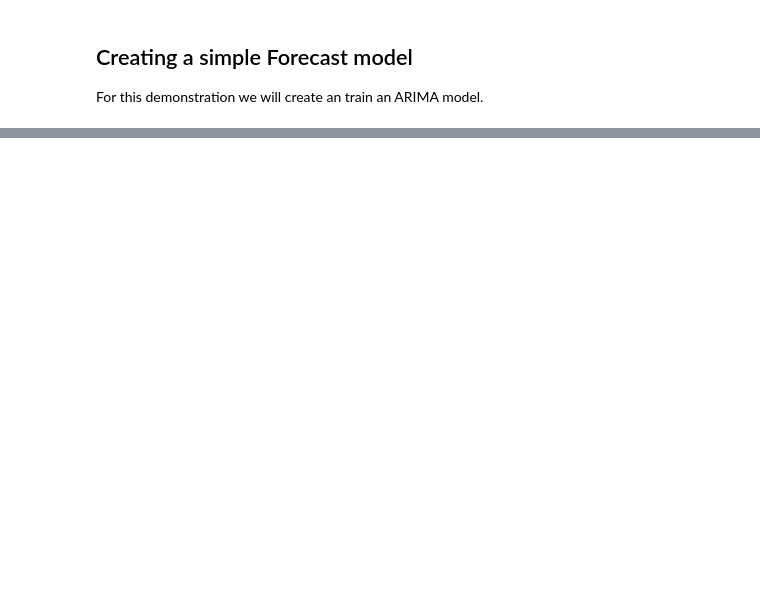
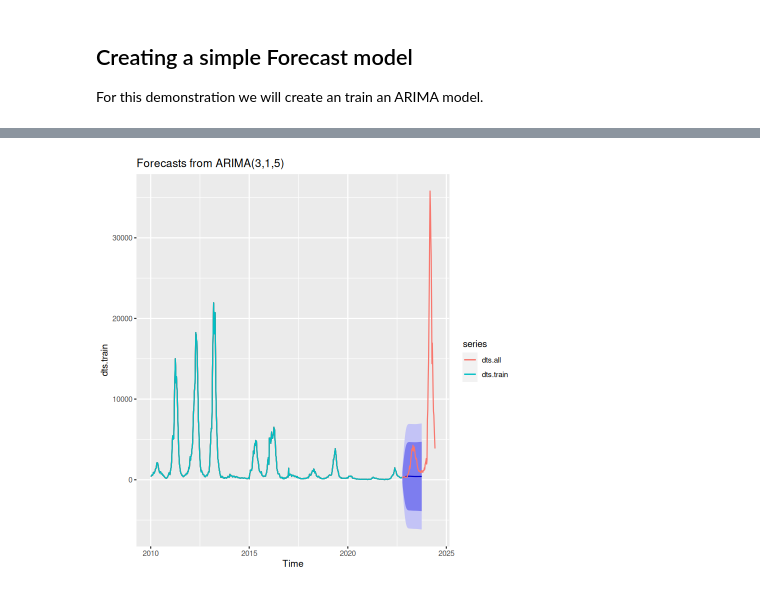
Before and after one commit to Mosqlimate-project/sprint-template, a Jupyter notebook: Demo Notebooks/R demo.ipynb, the cells around one changed output, grey strips where cells are left out. Saved outputs shown, nothing was run; the diff lists cells and outputs as text; code cells hidden in the pictures; blank space fills up the shorter version.

```diff
--- a/Demo Notebooks/R demo.ipynb
+++ b/Demo Notebooks/R demo.ipynb
@@ -92,0 +131,3 @@ Registered S3 method overwritten by 'quantmod':
+# %%
+fit.train = auto.arima(dts.train, approximation = FALSE)
+summary(fit.train)
@@ -92,0 +151,6 @@ Registered S3 method overwritten by 'quantmod':
+# %%
+autoplot(forecast(fit.train,h=52))+
+autolayer(dts.all)+
+autolayer(dts.train)
+# %% [output]
+[figure, added]
```
Also changed, not shown: parts of 10 cells of this notebook.
